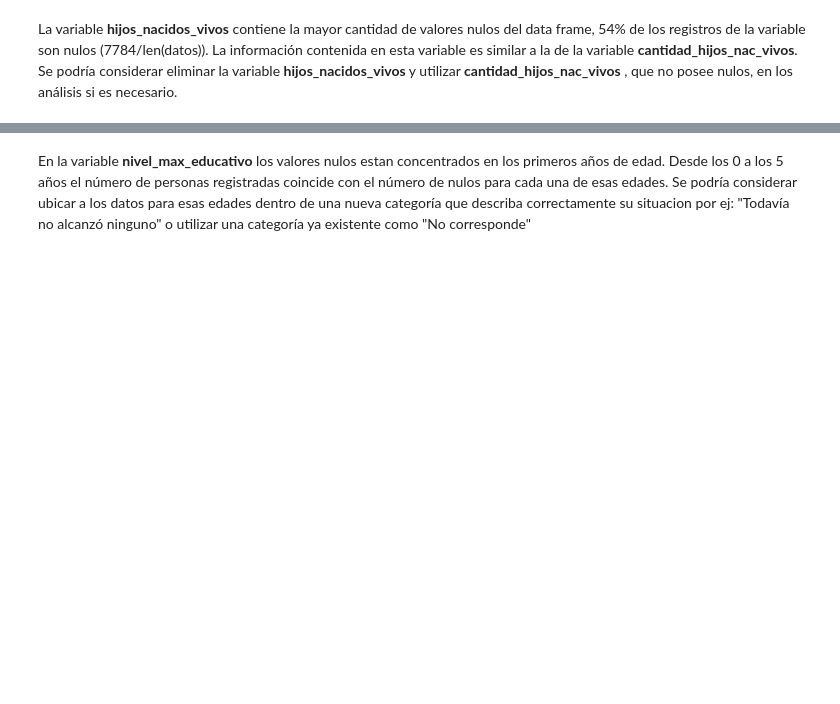
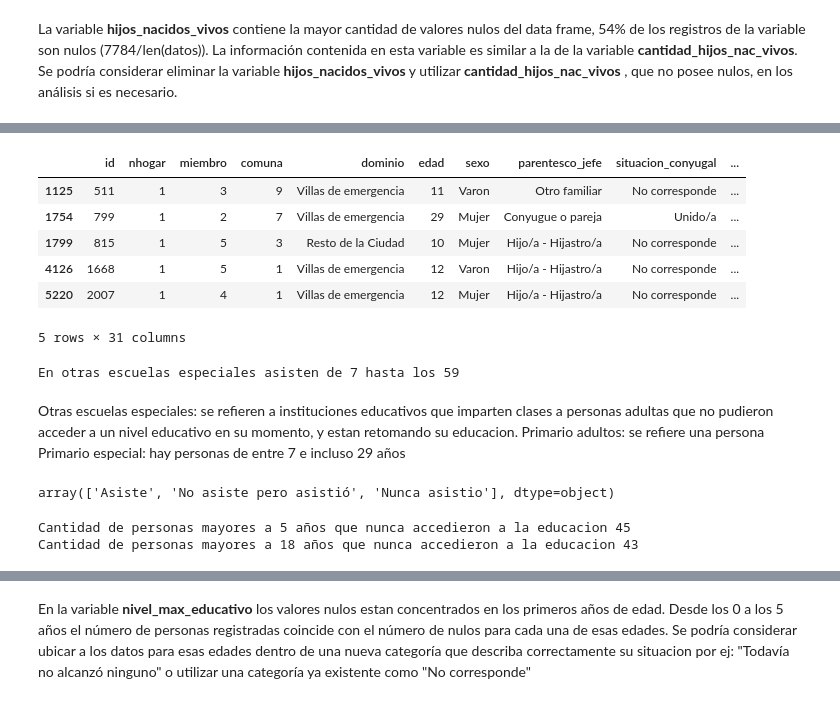
Before and after one commit to caucot/Dataset, a Jupyter notebook: Segunda Entrega/2da-preentrega-grupo8.ipynb, the cells around one changed output, grey strips where cells are left out. Drawn from its saved outputs; the diff is of its cells as text; code cells hidden in the pictures; blank space fills up the shorter version.

```diff
--- a/Segunda Entrega/2da-preentrega-grupo8.ipynb
+++ b/Segunda Entrega/2da-preentrega-grupo8.ipynb
@@ -168,0 +316,32 @@ datos.drop(columns=['hijos_nacidos_vivos'], inplace=True)
+# %%
+datos[(datos["edad"]<=100) & (datos["edad"]>=10) & (datos['nivel_actual']=='Primario especial')].head(5)
+# %% [output]
+|  | id | nhogar | miembro | comuna | dominio | edad | sexo | parentesco_jefe | situacion_conyugal | ... |
+| 1125 | 511 | 1 | 3 | 9 | Villas de emergencia | 11 | Varon | Otro familiar | No corresponde | ... |
+| 1754 | 799 | 1 | 2 | 7 | Villas de emergencia | 29 | Mujer | Conyugue o pareja | Unido/a | ... |
+| 1799 | 815 | 1 | 5 | 3 | Resto de la Ciudad | 10 | Mujer | Hijo/a - Hijastro/a | No corresponde | ... |
+| 4126 | 1668 | 1 | 5 | 1 | Villas de emergencia | 12 | Varon | Hijo/a - Hijastro/a | No corresponde | ... |
+| 5220 | 2007 | 1 | 4 | 1 | Villas de emergencia | 12 | Mujer | Hijo/a - Hijastro/a | No corresponde | ... |
+5 rows × 31 columns
+# %%
+edad_min = datos[(datos['nivel_actual']=='Otras escuelas especiales')]['edad'].min()
+edad_max = datos[(datos['nivel_actual']=='Otras escuelas especiales')]['edad'].max()
+print(f'En otras escuelas especiales asisten de {edad_min} hasta los {edad_max}')
+# %% [output]
+En otras escuelas especiales asisten de 7 hasta los 59
+# %% [markdown]
+Otras escuelas especiales: se refieren a instituciones educativos que imparten clases a personas adultas que no pudieron acceder a un nivel educativo en su momento, y estan retomando su educacion.
+Primario adultos: se refiere una persona
+Primario especial: hay personas de entre 7 e incluso 29 años
+# %%
+datos['estado_educativo'].unique()
+# %% [output]
+array(['Asiste', 'No asiste pero asistió', 'Nunca asistio'], dtype=object)
+# %%
+cant_nunca_asistio = len(datos[(datos["edad"]<=100) & (datos["edad"]>=6) & (datos['estado_educativo']=='Nunca asistio')])
+print(f'Cantidad de personas mayores a 5 años que nunca accedieron a la educacion {cant_nunca_asistio}')
+cant_nunca_asistio_adultos = len(datos[(datos["edad"]<=100) & (datos["edad"]>=18) & (datos['estado_educativo']=='Nunca asistio')])
+print(f'Cantidad de personas mayores a 18 años que nunca accedieron a la educacion {cant_nunca_asistio_adultos}')
+# %% [output]
+Cantidad de personas mayores a 5 años que nunca accedieron a la educacion 45
+Cantidad de personas mayores a 18 años que nunca accedieron a la educacion 43
```
Also changed, not shown: parts of 33 cells of this notebook.
